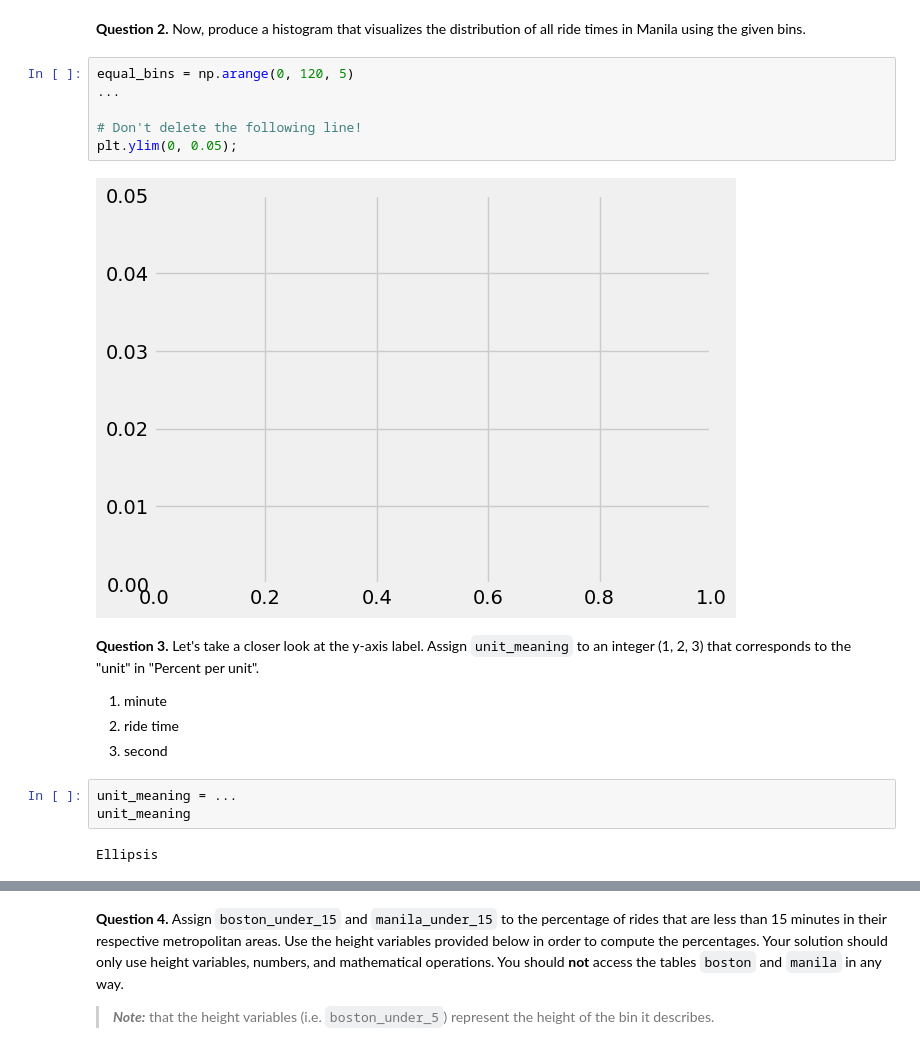
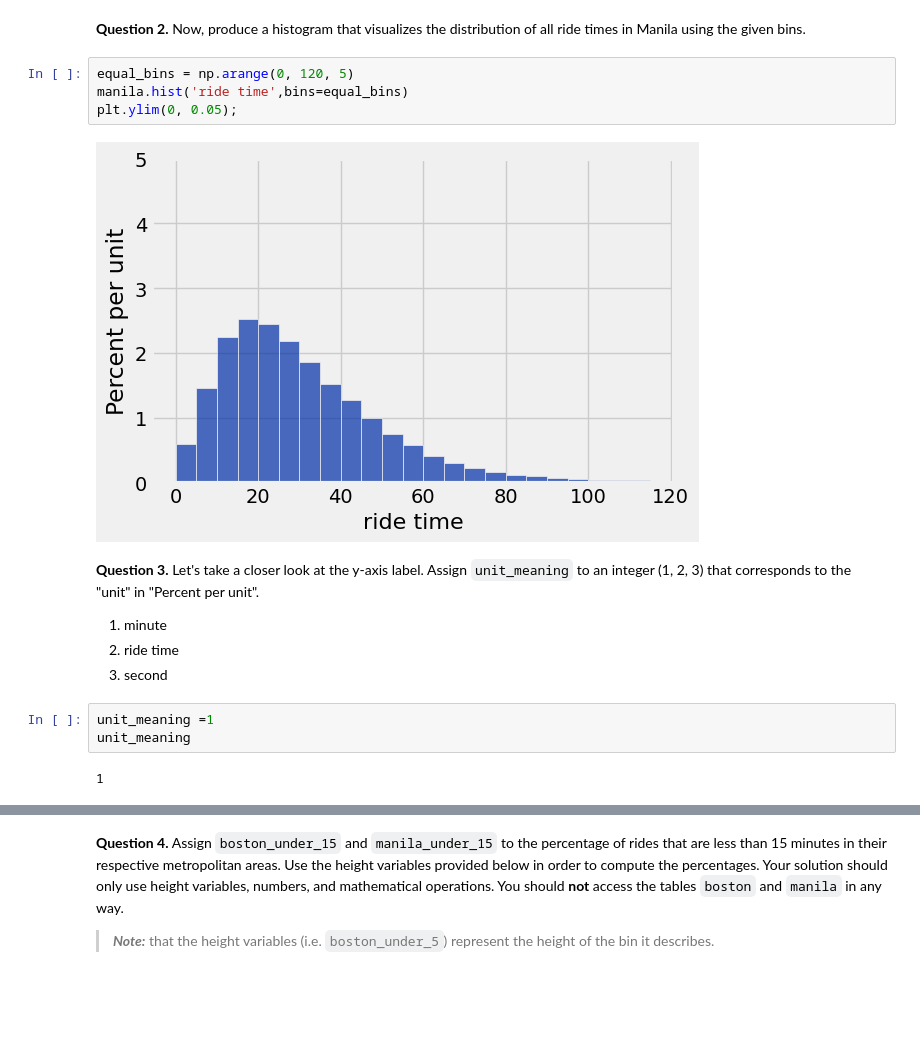
Before and after one commit to cplahn/cplahn_DATA_Fall, a Jupyter notebook: hw03/hw03.ipynb, the cells around one changed output, grey strips where cells are left out. Cells and saved outputs as stored; diff of their text form; blank space fills up the shorter version.

```diff
--- a/hw03/hw03.ipynb
+++ b/hw03/hw03.ipynb
@@ -369,12 +355,10 @@ ValueError: label "bin" not in labels ('sourceid', 'dstid', 'hod', 'ride time')
 **Question 2.** Now, produce a histogram that visualizes the distribution of all ride times in Manila using the given bins.
 # %%
 equal_bins = np.arange(0, 120, 5)
-...
-
-# Don't delete the following line!
+manila.hist('ride time',bins=equal_bins)
 plt.ylim(0, 0.05);
 # %% [output]
-[figure, old version]
+[figure, new version]
 # %% [markdown]
 <!-- END QUESTION -->
 
@@ -384,10 +368,10 @@ plt.ylim(0, 0.05);
 2. ride time
 3. second
 # %%
-unit_meaning = ...
+unit_meaning =1
 unit_meaning
 # %% [output]
-Ellipsis
+1
 # %%
 grader.check("q3_3")
 # %% [output]
```
Also changed, not shown: parts of 16 cells of this notebook, 4 other files.
